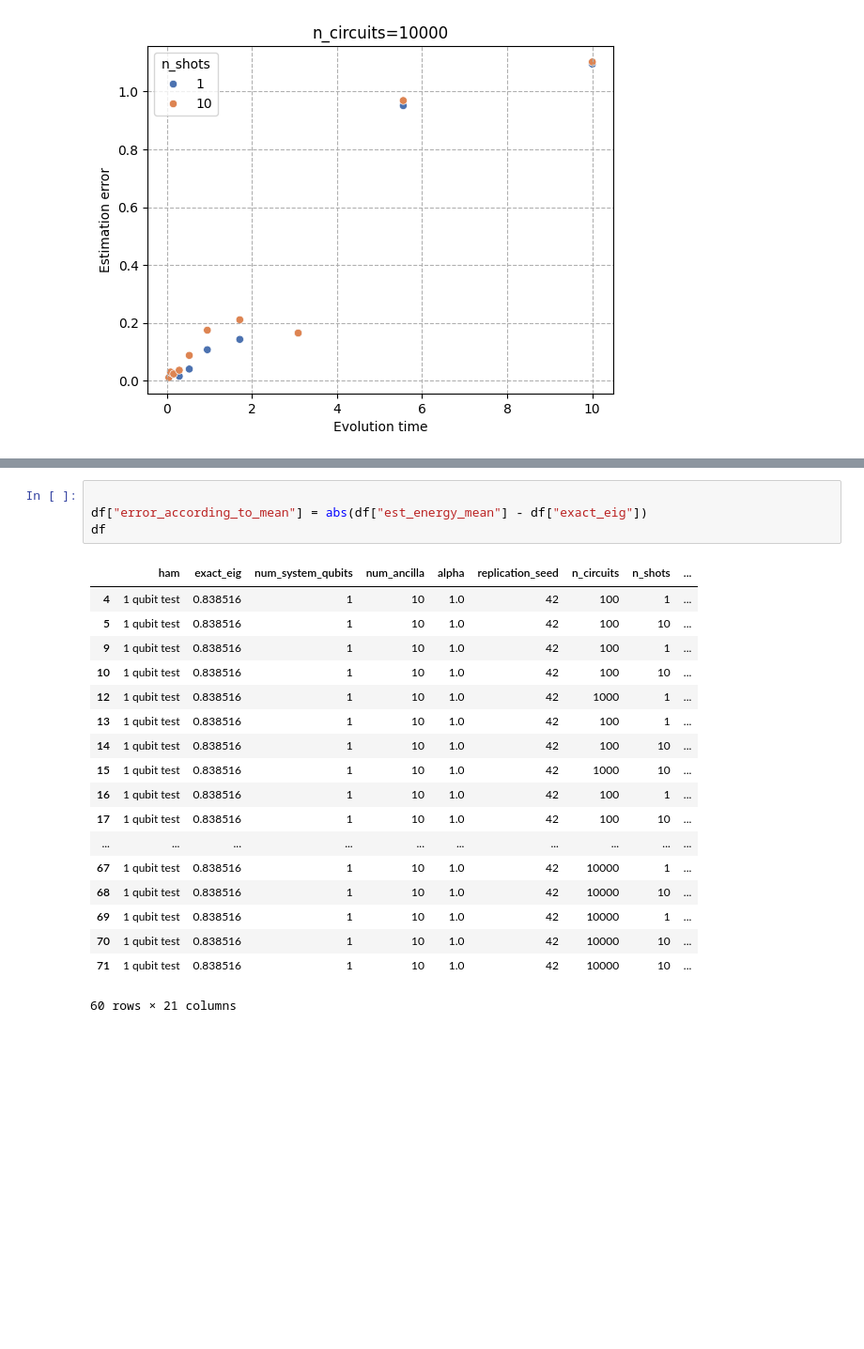
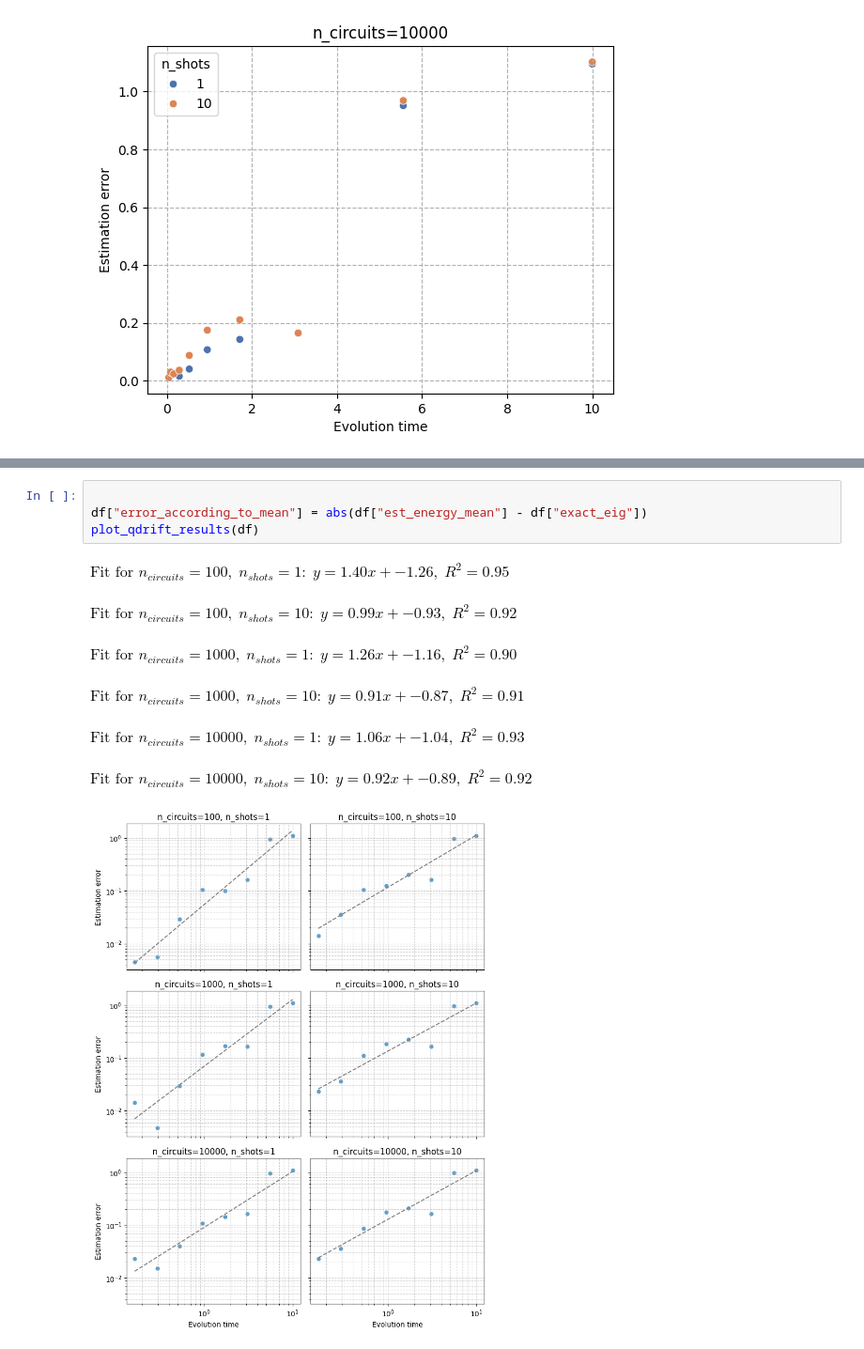
Before and after one commit to Rick0317/qDriftExtraPolation, a Jupyter notebook: src/parameter_sweep/quick_n_dirty_visualizations.ipynb, the cells around one changed output, grey strips where cells are left out. Shown at 94% size. Cells and saved outputs as stored; diff of their text form; blank space fills up the shorter version.

```diff
--- a/src/parameter_sweep/quick_n_dirty_visualizations.ipynb
+++ b/src/parameter_sweep/quick_n_dirty_visualizations.ipynb
@@ -108,24 +108,13 @@ def plot_qdrift_results(df: pd.DataFrame, loglog: bool = True) -> None:
 # %%
 
 df["error_according_to_mean"] = abs(df["est_energy_mean"] - df["exact_eig"])
-df
+plot_qdrift_results(df)
 # %% [output]
-|  | ham | exact_eig | num_system_qubits | num_ancilla | alpha | replication_seed | n_circuits | n_shots | ... |
-| 4 | 1 qubit test | 0.838516 | 1 | 10 | 1.0 | 42 | 100 | 1 | ... |
-| 5 | 1 qubit test | 0.838516 | 1 | 10 | 1.0 | 42 | 100 | 10 | ... |
-| 9 | 1 qubit test | 0.838516 | 1 | 10 | 1.0 | 42 | 100 | 1 | ... |
-| 10 | 1 qubit test | 0.838516 | 1 | 10 | 1.0 | 42 | 100 | 10 | ... |
-| 12 | 1 qubit test | 0.838516 | 1 | 10 | 1.0 | 42 | 1000 | 1 | ... |
-| 13 | 1 qubit test | 0.838516 | 1 | 10 | 1.0 | 42 | 100 | 1 | ... |
-| 14 | 1 qubit test | 0.838516 | 1 | 10 | 1.0 | 42 | 100 | 10 | ... |
-| 15 | 1 qubit test | 0.838516 | 1 | 10 | 1.0 | 42 | 1000 | 10 | ... |
-| 16 | 1 qubit test | 0.838516 | 1 | 10 | 1.0 | 42 | 100 | 1 | ... |
-| 17 | 1 qubit test | 0.838516 | 1 | 10 | 1.0 | 42 | 100 | 10 | ... |
-| ... | ... | ... | ... | ... | ... | ... | ... | ... | ... |
-| 67 | 1 qubit test | 0.838516 | 1 | 10 | 1.0 | 42 | 10000 | 1 | ... |
-| 68 | 1 qubit test | 0.838516 | 1 | 10 | 1.0 | 42 | 10000 | 10 | ... |
-| 69 | 1 qubit test | 0.838516 | 1 | 10 | 1.0 | 42 | 10000 | 1 | ... |
-| 70 | 1 qubit test | 0.838516 | 1 | 10 | 1.0 | 42 | 10000 | 10 | ... |
-| 71 | 1 qubit test | 0.838516 | 1 | 10 | 1.0 | 42 | 10000 | 10 | ... |
-60 rows × 21 columns
+$\displaystyle \text{Fit for } n_{circuits}=100,\; n_{shots}=1:\; y=1.40x + -1.26,\; R^2=0.95$
+$\displaystyle \text{Fit for } n_{circuits}=100,\; n_{shots}=10:\; y=0.99x + -0.93,\; R^2=0.92$
+$\displaystyle \text{Fit for } n_{circuits}=1000,\; n_{shots}=1:\; y=1.26x + -1.16,\; R^2=0.90$
+$\displaystyle \text{Fit for } n_{circuits}=1000,\; n_{shots}=10:\; y=0.91x + -0.87,\; R^2=0.91$
+$\displaystyle \text{Fit for } n_{circuits}=10000,\; n_{shots}=1:\; y=1.06x + -1.04,\; R^2=0.93$
+$\displaystyle \text{Fit for } n_{circuits}=10000,\; n_{shots}=10:\; y=0.92x + -0.89,\; R^2=0.92$
+[figure, added]
 # %%
```
Also changed, not shown: parts of 2 cells of this notebook, 6 other files.
